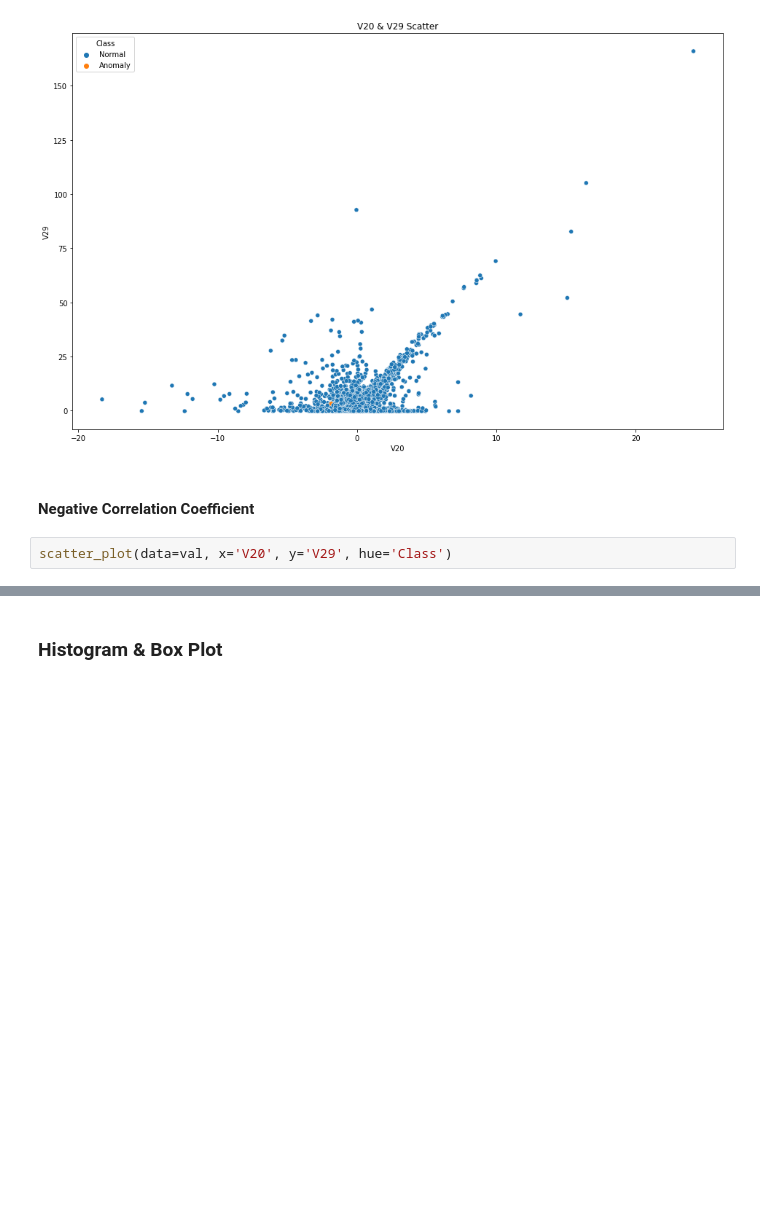
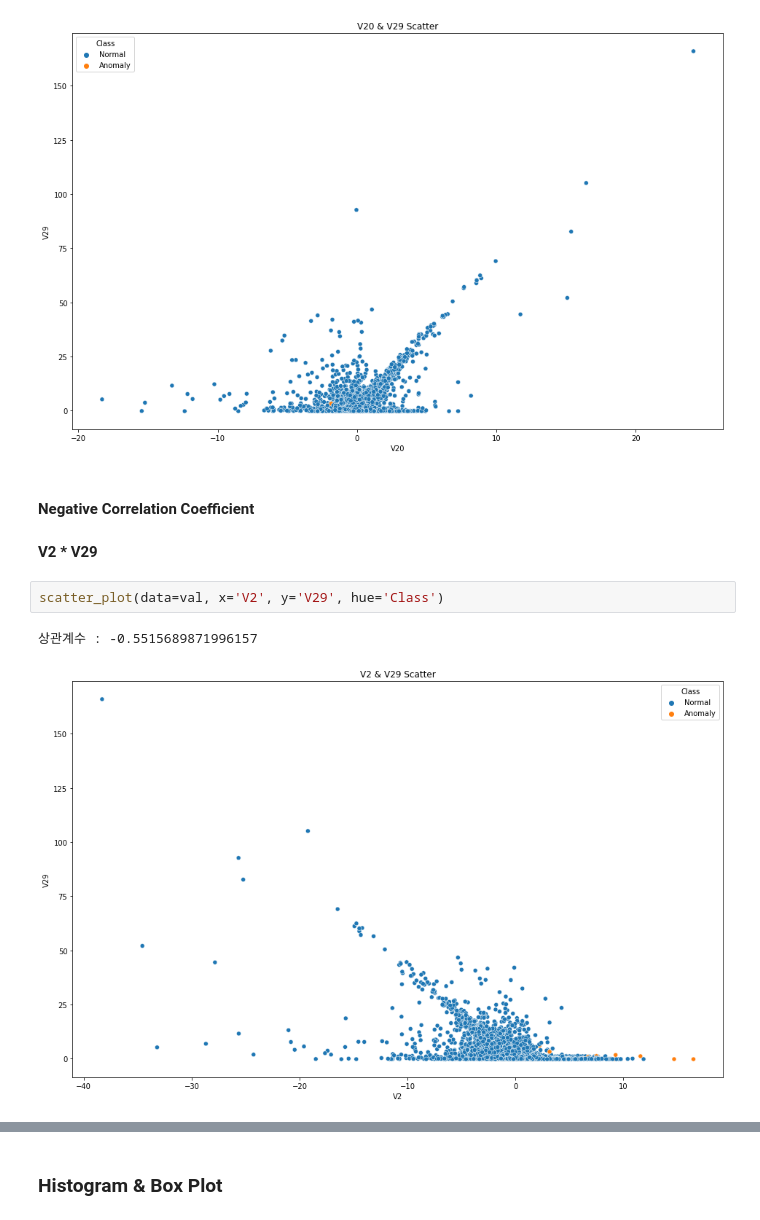
Before and after one commit to namwootree/Dacrew-4th, a Jupyter notebook: [번외편]_EDA.ipynb, the cells around one changed output, grey strips where cells are left out. Drawn from its saved outputs; the diff is of its cells as text; blank space fills up the shorter version.

```diff
--- a/[번외편]_EDA.ipynb
+++ b/[번외편]_EDA.ipynb
@@ -307,5 +307,10 @@ scatter_plot(data=val, x='V20', y='V29', hue='Class')
 [figure]
 # %% [markdown]
 #### Negative Correlation Coefficient
+# %% [markdown]
+**V2 * V29**
 # %%
-scatter_plot(data=val, x='V20', y='V29', hue='Class')
+scatter_plot(data=val, x='V2', y='V29', hue='Class')
+# %% [output]
+상관계수 : -0.5515689871996157
+[figure, added]
```
Also changed, not shown: parts of 5 cells of this notebook.
